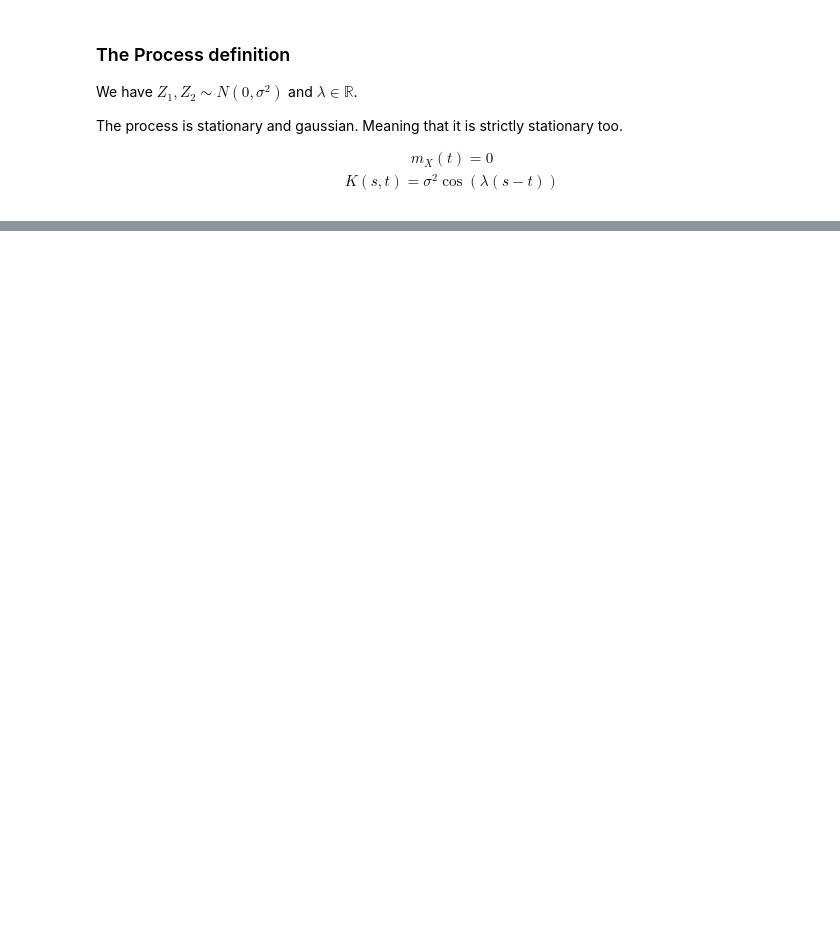
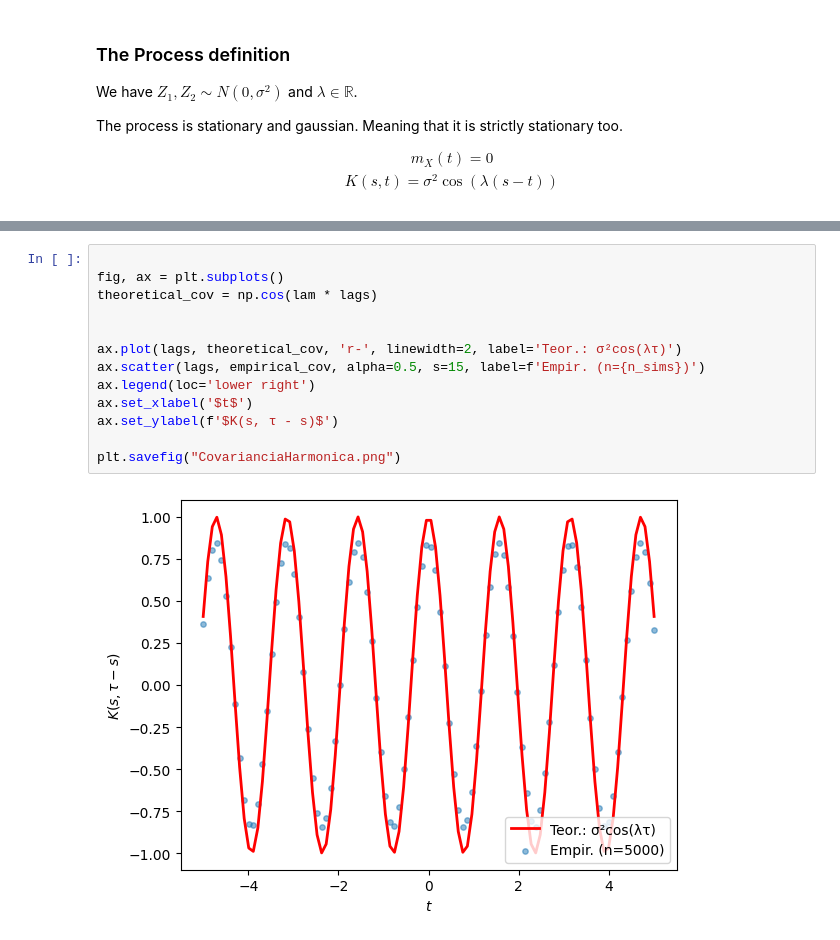
Before and after one commit to MuraSuu/Stochastic-Processes, a Jupyter notebook: GaussianProcess.ipynb, the cells around one changed output, grey strips where cells are left out. Drawn from its saved outputs; the diff is of its cells as text; blank space fills up the shorter version.

```diff
--- a/GaussianProcess.ipynb
+++ b/GaussianProcess.ipynb
@@ -89,0 +74,15 @@ plt.show()
+# %%
+
+fig, ax = plt.subplots()
+theoretical_cov = np.cos(lam * lags)
+
+
+ax.plot(lags, theoretical_cov, 'r-', linewidth=2, label='Teor.: σ²cos(λτ)')
+ax.scatter(lags, empirical_cov, alpha=0.5, s=15, label=f'Empir. (n={n_sims})')
+ax.legend(loc='lower right')
+ax.set_xlabel('$t$')
+ax.set_ylabel(f'$K(s, τ - s)$')
+
+plt.savefig("CovarianciaHarmonica.png")
+# %% [output]
+[figure, added]
```
Also changed, not shown: parts of 22 cells of this notebook.
